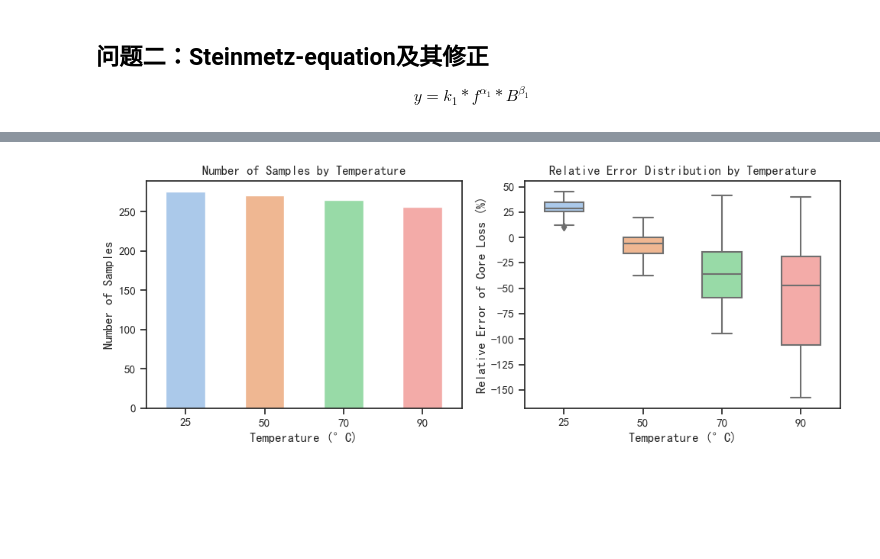
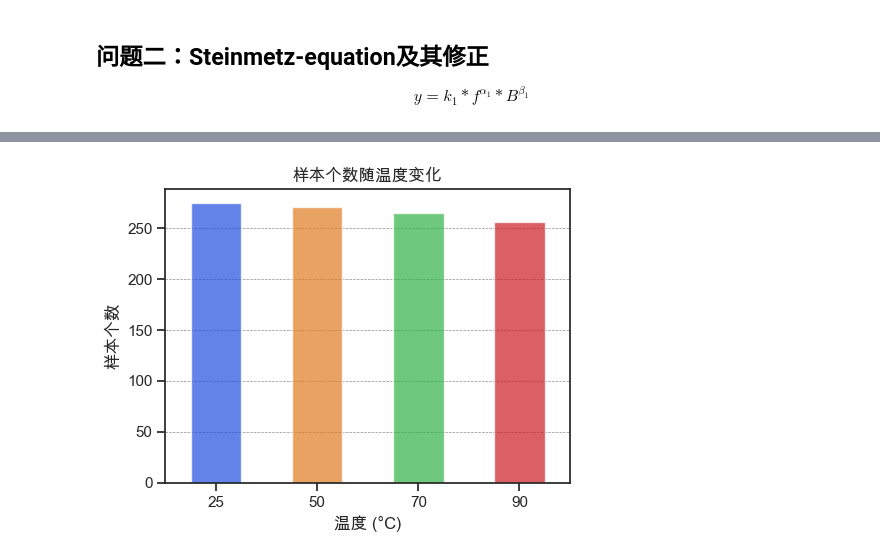
Before and after one commit to DURUII/Contest-CPMCM2024-C, a Jupyter notebook: Prob2.ipynb, the cells around one changed output, grey strips where cells are left out. Cells and saved outputs as stored; diff of their text form; code cells hidden in the pictures; blank space fills up the shorter version.

```diff
--- a/Prob2.ipynb
+++ b/Prob2.ipynb
@@ -138,20 +139,11 @@ plt.show()
-# %%
-fig, axes = plt.subplots(1, 2, figsize=(10, 4))
-
-df['relative_error'] = ((df['core_loss'] - df['core_loss_steinmetz']) / df['core_loss']) * 100
-sns.boxplot(data=df,
-            x="temp",
-            y="relative_error", width=.5, ax=axes[1])
-axes[1].set_ylabel("Relative Error of Core Loss (%)")
-axes[1].set_xlabel("Temperature (°C)")
-axes[1].set_title("Relative Error Distribution by Temperature")
-
-sns.barplot(x=df['temp'].unique(),
-            y=df['temp'].value_counts(), width=.5, ax=axes[0])
-axes[0].set_ylabel("Number of Samples")
-axes[0].set_xlabel("Temperature (°C)")
-axes[0].set_title("Number of Samples by Temperature")
-plt.tight_layout()
-plt.show()
-# %% [output]
-[figure, removed]
+# %%
+fig, ax = plt.subplots(1, 1, figsize=(5, 4))
+sns.barplot(x=df['temp'].unique(),
+            y=df['temp'].value_counts(), width=.5, ax=ax, alpha=0.7)
+ax.set_ylabel("样本个数")
+ax.set_xlabel("温度 (°C)")
+ax.set_title("样本个数随温度变化")
+plt.tight_layout()
+plt.savefig('figures/p2-Steinmetzse-analysis(1).pdf', bbox_inches='tight')
+# %% [output]
+[figure, added]
```
Also changed, not shown: parts of 13 cells of this notebook.
